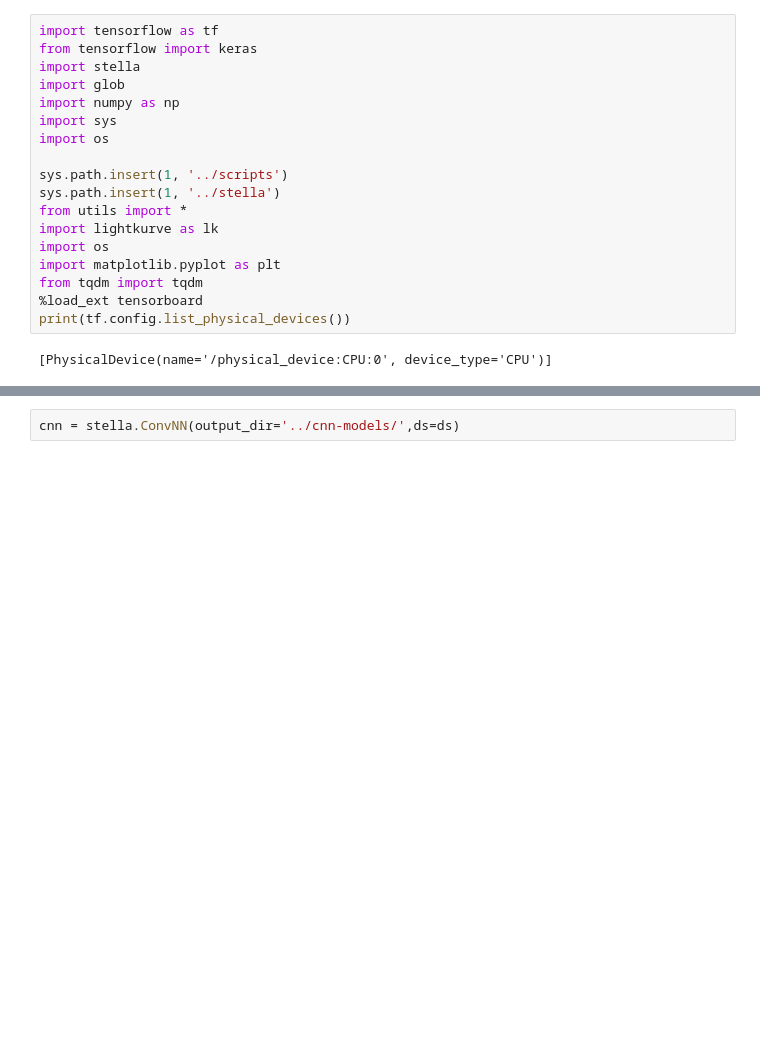
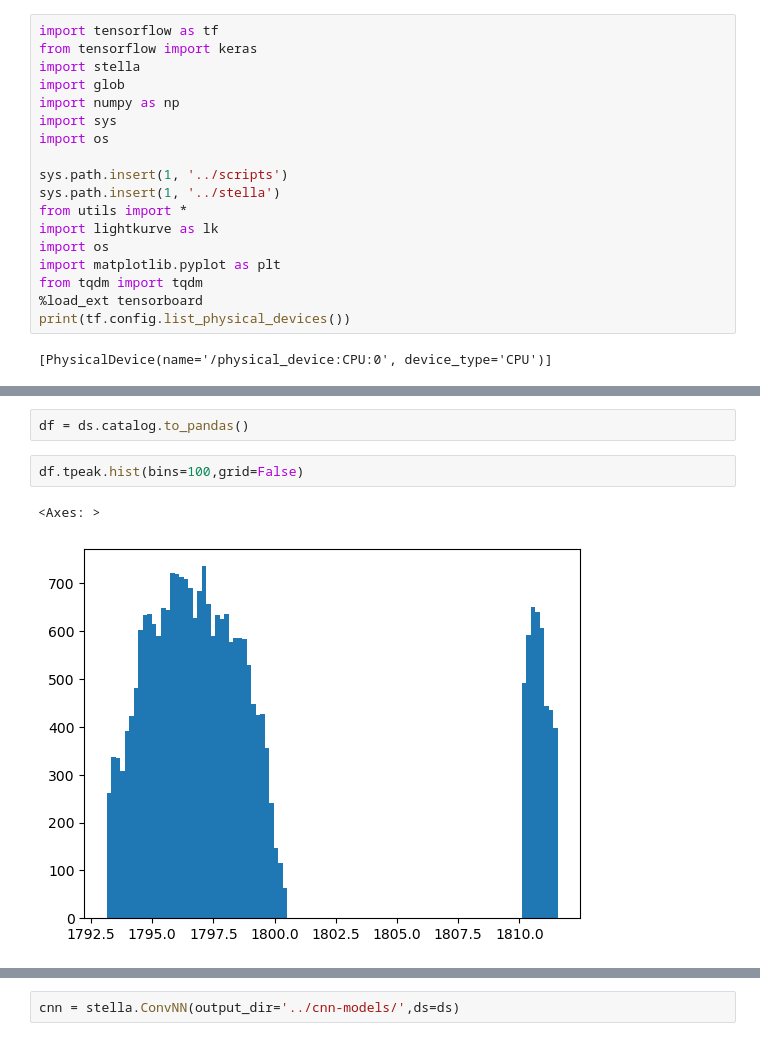
Before and after one commit to azibn/nets2, a Jupyter notebook: notebooks/CNN-test.ipynb, the cells around one changed output, grey strips where cells are left out. Cells and saved outputs as stored; diff of their text form; blank space fills up the shorter version.

```diff
--- a/notebooks/CNN-test.ipynb
+++ b/notebooks/CNN-test.ipynb
@@ -47,0 +78,7 @@ Approximate class imbalance: 44.0
+# %%
+df = ds.catalog.to_pandas()
+# %%
+df.tpeak.hist(bins=100,grid=False)
+# %% [output]
+<Axes: >
+[figure, added]
```
Also changed, not shown: parts of 21 cells of this notebook, 6 other files.
